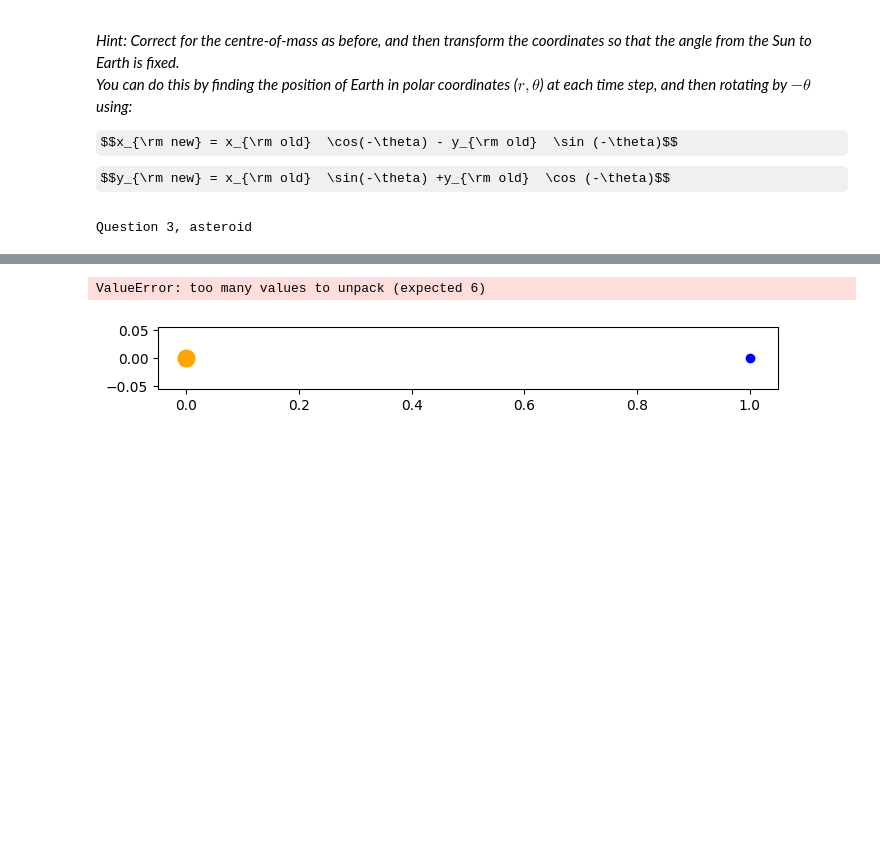
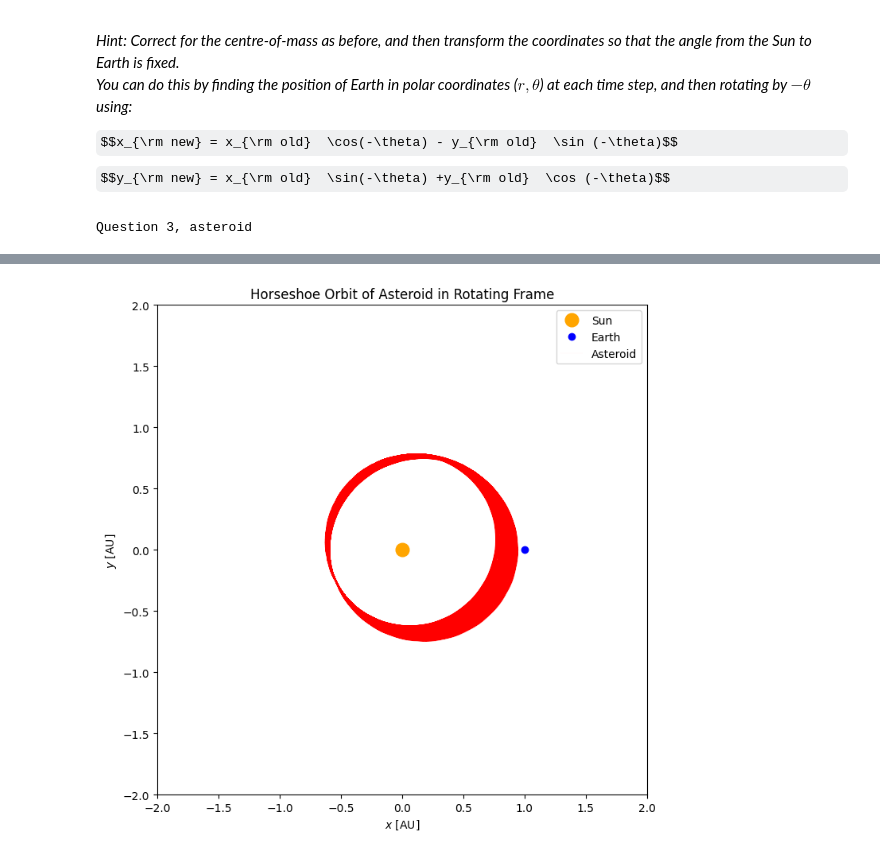
Before and after one commit to arir2001/mitchison_lab2, a Jupyter notebook: orbits/orbits_hw.ipynb, the cells around one changed output, grey strips where cells are left out. Drawn from its saved outputs; the diff is of its cells as text; code cells hidden in the pictures; some formulas as TeX source; blank space fills up the shorter version.

```diff
--- a/orbits/orbits_hw.ipynb
+++ b/orbits/orbits_hw.ipynb
@@ -505,14 +505,14 @@ $$y_{\rm new} = x_{\rm old}  \sin(-\theta) +y_{\rm old}  \cos (-\theta)$$
 
 print('Question 3, asteroid')
 
-otherstarting = [1.0]
+otherstarting = [1.4]
 otherstarting2 = [1.0, 0.8, 1.4, 3.2]
 
 otherdata = []
 
 num = 3
 mass = [3E-6, 0.1E-10, 1.0]  #earth, asteroid, solar masses
-x0s = [1, -1.1, 0]          #earth, asteroid, solar radiuses in AU
+x0s = [1, -1.3, 0]          #earth, asteroid, solar radiuses in AU
 y0s = [0, 0, 0]
 vx0 = [0, 0, 0]
 
@@ -522,7 +522,7 @@ t = np.linspace(t_min, t_max, 5000)  # Use 5000 time points for a smooth plot
 #generate data for the other cases also -- using vy0, multiply the force by random constants.
 
 #same time frame as the previous times
-for c in range(1):
+for c in range(len(otherstarting)):
     co = otherstarting[c]
 
     vy0 = [2 * np.pi*co, 2 * np.pi * 0.5, 0]  # Slightly reduce the asteroid's speed
@@ -617,25 +598,18 @@ KeyboardInterrupt:
 # %%
+# Plot the results
 fig, ax = plt.subplots(figsize=(8, 8))
 ax.set_aspect('equal')
-ax.plot(0, 0, 'o', ms=12, color='orange', zorder=0, label='Sun')  # Plot Sun at the origin
+ax.plot(0, 0, 'o', ms=12, color='orange', zorder=0, label='Sun')  # Sun at the origin
 ax.plot(1, 0, 'o', color='blue', label='Earth')  # Earth appears stationary at (1, 0)
+ax.plot( ast_x, ast_y , label='Asteroid', linestyle='--', color='red', linewidth = 0.02)
+#ax.plot(earth_x, earth_y, label='Asteroid', linestyle='--', color='red', linewidth = 0.02)
 
-for idx, data in enumerate(otherdata):
-    label_if_first = lambda lbl: lbl if idx == 0 else None
-    earth_x, earth_y, ast_x_rot, ast_y_rot, sun_x, sun_y = data
-    ax.plot(ast_x_rot, ast_y_rot, label=f'Asteroid Case {idx+1}', linestyle='--', linewidth = 0.02)
-
-ax.set_xlim([-3, 3])
-ax.set_ylim([-3, 3])
-
-#ax.set_xlim([-5, 5])
-#ax.set_ylim([-5, 5])
-
+ax.set_xlim([-2, 2])
+ax.set_ylim([-2, 2])
 ax.set_xlabel('$x$ [AU]')
 ax.set_ylabel('$y$ [AU]')
 ax.legend()
 plt.title('Horseshoe Orbit of Asteroid in Rotating Frame')
 plt.show()
 # %% [output]
-ValueError: too many values to unpack (expected 6)
-[figure, old version]
+[figure, new version]
```
Also changed, not shown: parts of 2 cells of this notebook.
